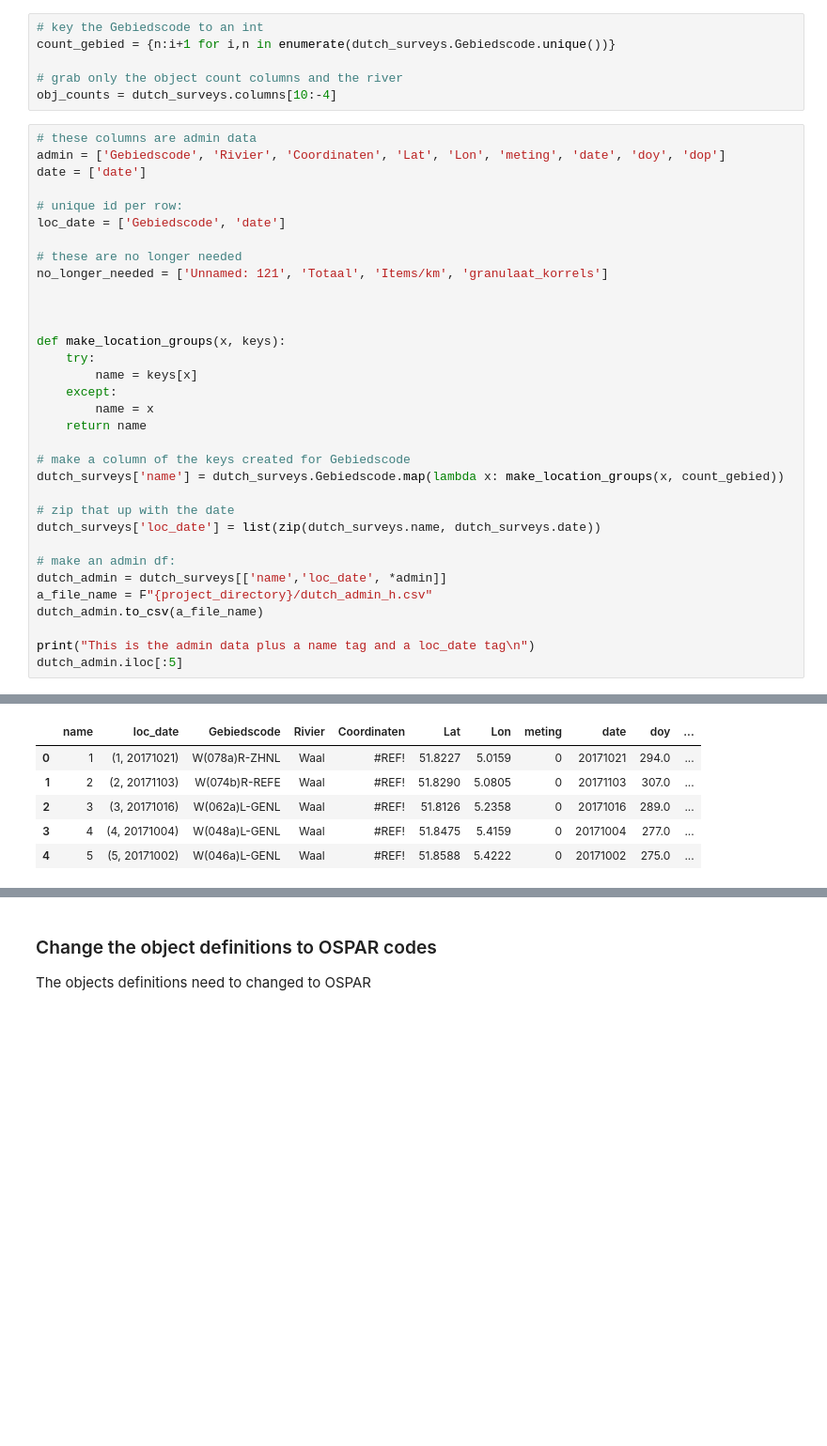
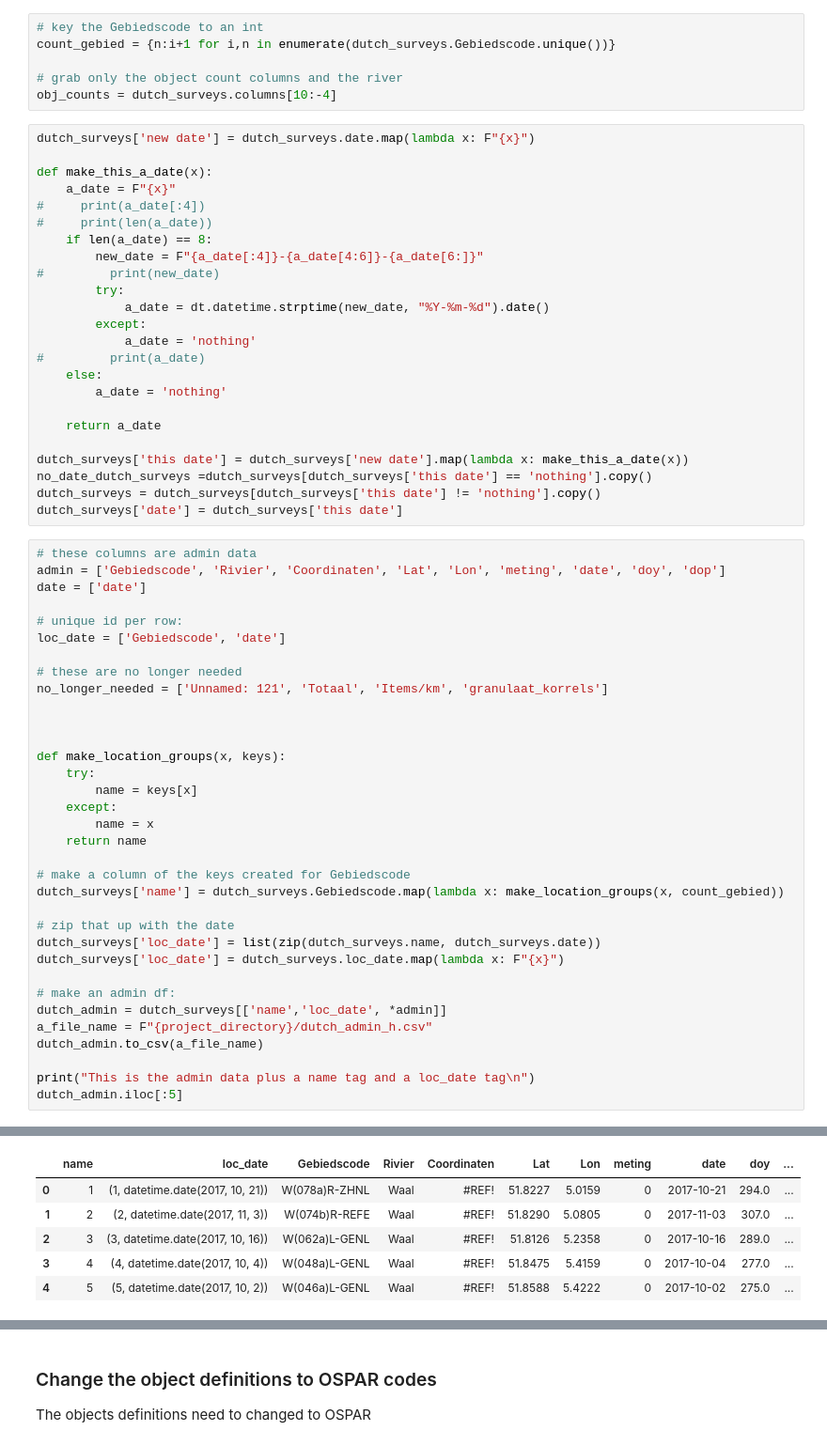
Before and after one commit to hammerdirt-analyst/rhinecode, a Jupyter notebook: harmonizesurveyresults.ipynb, the cells around one changed output, grey strips where cells are left out. Shown at 94% size. Saved outputs shown, nothing was run; the diff lists cells and outputs as text; blank space fills up the shorter version.

```diff
--- a/harmonizesurveyresults.ipynb
+++ b/harmonizesurveyresults.ipynb
@@ -131,6 +206,30 @@ count_gebied = {n:i+1 for i,n in enumerate(dutch_surveys.Gebiedscode.unique())}
 
 # grab only the object count columns and the river
 obj_counts = dutch_surveys.columns[10:-4]
+# %%
+dutch_surveys['new date'] = dutch_surveys.date.map(lambda x: F"{x}")
+
+def make_this_a_date(x):
+    a_date = F"{x}"
+#     print(a_date[:4])
+#     print(len(a_date))
+    if len(a_date) == 8:
+        new_date = F"{a_date[:4]}-{a_date[4:6]}-{a_date[6:]}"
+#         print(new_date)
+        try:
+            a_date = dt.datetime.strptime(new_date, "%Y-%m-%d").date()
+        except:
+            a_date = 'nothing'
+#         print(a_date)
+    else:
+        a_date = 'nothing'
+
+    return a_date
+
+dutch_surveys['this date'] = dutch_surveys['new date'].map(lambda x: make_this_a_date(x))
+no_date_dutch_surveys =dutch_surveys[dutch_surveys['this date'] == 'nothing'].copy()
+dutch_surveys = dutch_surveys[dutch_surveys['this date'] != 'nothing'].copy()
+dutch_surveys['date'] = dutch_surveys['this date']
 # %%
 # these columns are admin data
 admin = ['Gebiedscode', 'Rivier', 'Coordinaten', 'Lat', 'Lon', 'meting', 'date', 'doy', 'dop']
@@ -140,36 +239,37 @@ date = ['date']
 loc_date = ['Gebiedscode', 'date']
 
 # these are no longer needed
 no_longer_needed = ['Unnamed: 121', 'Totaal', 'Items/km', 'granulaat_korrels']
 
 
 
 def make_location_groups(x, keys):
     try:
         name = keys[x]
     except:
         name = x
     return name
 
 # make a column of the keys created for Gebiedscode
 dutch_surveys['name'] = dutch_surveys.Gebiedscode.map(lambda x: make_location_groups(x, count_gebied))
 
 # zip that up with the date
 dutch_surveys['loc_date'] = list(zip(dutch_surveys.name, dutch_surveys.date))
+dutch_surveys['loc_date'] = dutch_surveys.loc_date.map(lambda x: F"{x}")
 
 # make an admin df:
 dutch_admin = dutch_surveys[['name','loc_date', *admin]]
 a_file_name = F"{project_directory}/dutch_admin_h.csv"
 dutch_admin.to_csv(a_file_name)
 
 print("This is the admin data plus a name tag and a loc_date tag\n")
 dutch_admin.iloc[:5]
 # %% [output]
 This is the admin data plus a name tag and a loc_date tag
 |  | name | loc_date | Gebiedscode | Rivier | Coordinaten | Lat | Lon | meting | date | doy | ... |
-| 0 | 1 | (1, 20171021) | W(078a)R-ZHNL | Waal | #REF! | 51.8227 | 5.0159 | 0 | 20171021 | 294.0 | ... |
-| 1 | 2 | (2, 20171103) | W(074b)R-REFE | Waal | #REF! | 51.8290 | 5.0805 | 0 | 20171103 | 307.0 | ... |
-| 2 | 3 | (3, 20171016) | W(062a)L-GENL | Waal | #REF! | 51.8126 | 5.2358 | 0 | 20171016 | 289.0 | ... |
-| 3 | 4 | (4, 20171004) | W(048a)L-GENL | Waal | #REF! | 51.8475 | 5.4159 | 0 | 20171004 | 277.0 | ... |
-| 4 | 5 | (5, 20171002) | W(046a)L-GENL | Waal | #REF! | 51.8588 | 5.4222 | 0 | 20171002 | 275.0 | ... |
+| 0 | 1 | (1, datetime.date(2017, 10, 21)) | W(078a)R-ZHNL | Waal | #REF! | 51.8227 | 5.0159 | 0 | 2017-10-21 | 294.0 | ... |
+| 1 | 2 | (2, datetime.date(2017, 11, 3)) | W(074b)R-REFE | Waal | #REF! | 51.8290 | 5.0805 | 0 | 2017-11-03 | 307.0 | ... |
+| 2 | 3 | (3, datetime.date(2017, 10, 16)) | W(062a)L-GENL | Waal | #REF! | 51.8126 | 5.2358 | 0 | 2017-10-16 | 289.0 | ... |
+| 3 | 4 | (4, datetime.date(2017, 10, 4)) | W(048a)L-GENL | Waal | #REF! | 51.8475 | 5.4159 | 0 | 2017-10-04 | 277.0 | ... |
+| 4 | 5 | (5, datetime.date(2017, 10, 2)) | W(046a)L-GENL | Waal | #REF! | 51.8588 | 5.4222 | 0 | 2017-10-02 | 275.0 | ... |
 # %%
```
Also changed, not shown: parts of 15 cells of this notebook, 6 other files.
